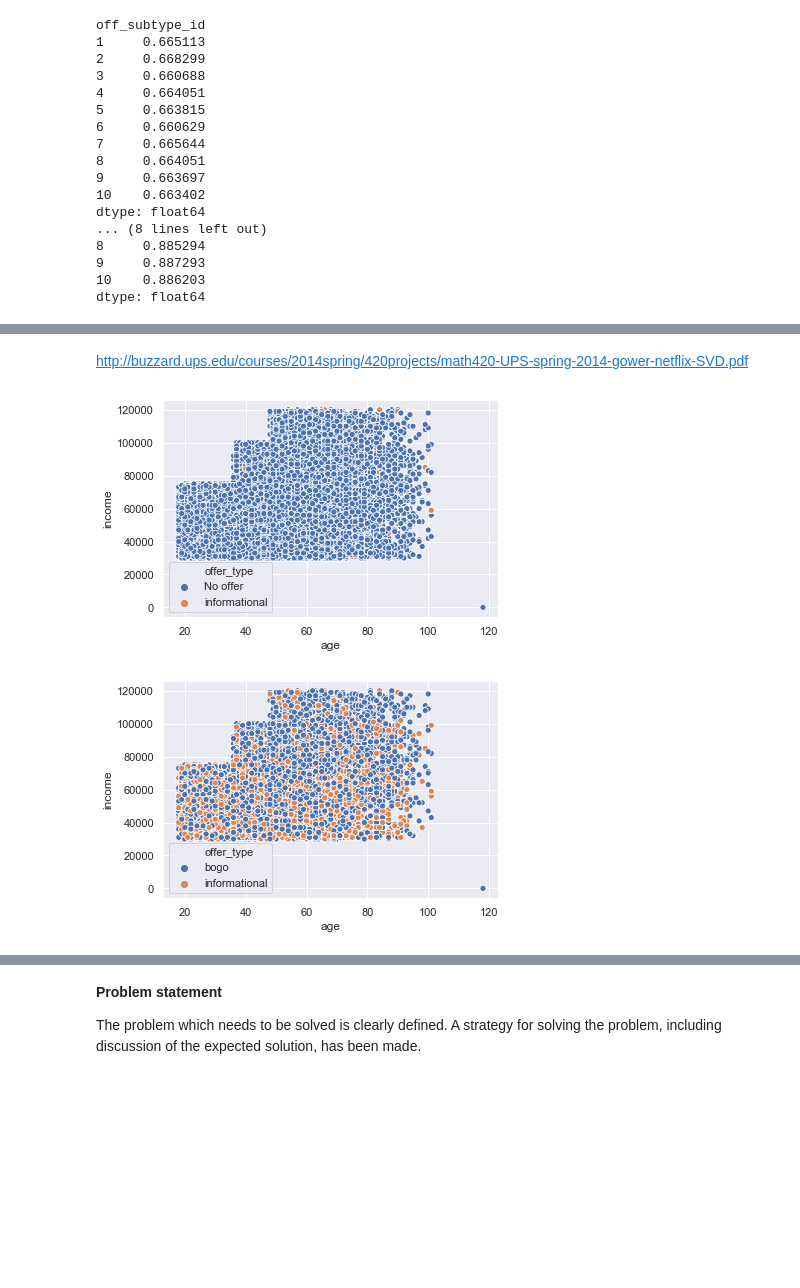
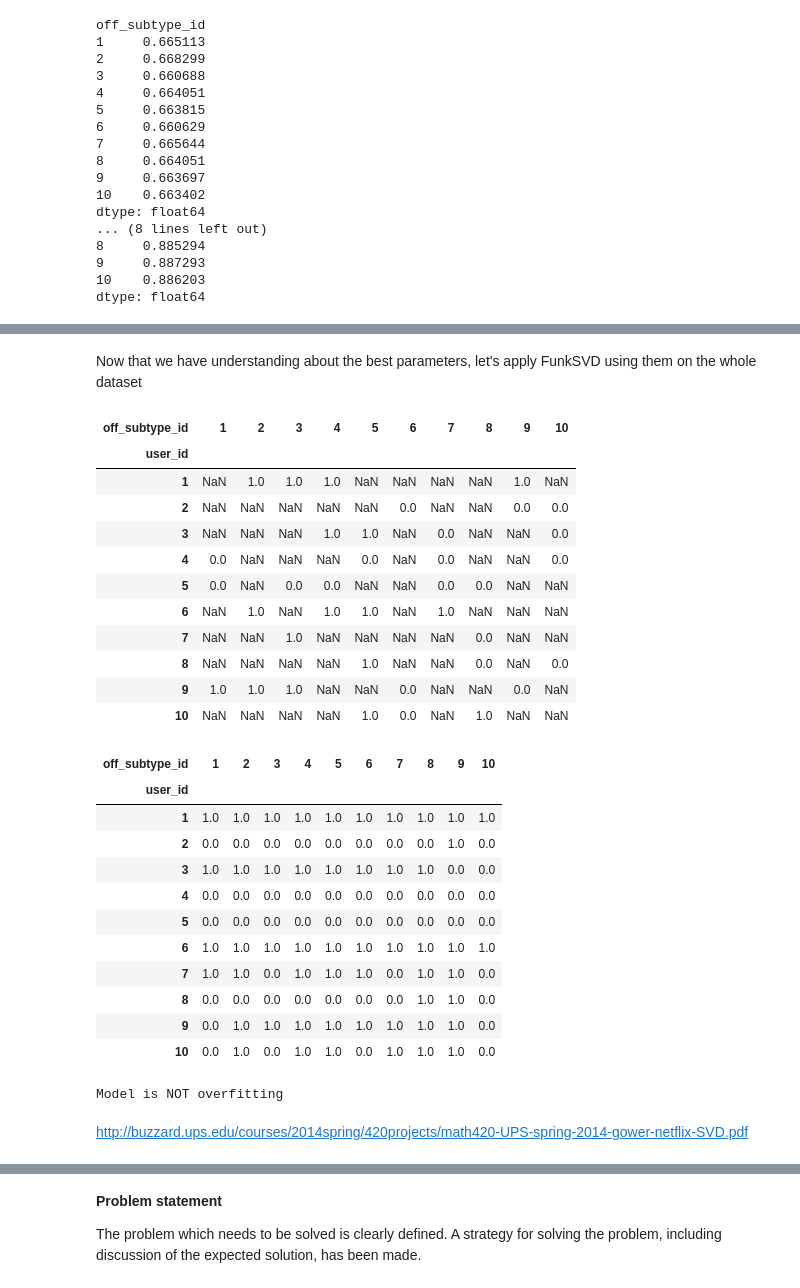
Before and after one commit to Kusainov/funksvd-starbucks, a Jupyter notebook: Starbucks_Capstone_notebook.ipynb, the cells around one changed output, grey strips where cells are left out. Drawn from its saved outputs; the diff is of its cells as text; code cells hidden in the pictures; blank space fills up the shorter version.

```diff
--- a/Starbucks_Capstone_notebook.ipynb
+++ b/Starbucks_Capstone_notebook.ipynb
@@ -1464,5 +1496,5 @@ We can see that each offer subtype contains around 63% missing values.
 # %%
-def FunkSVD(ratings_mat, latent_features=4, learning_rate=0.0001, iters=100):
+def FunkSVD(ratings_mat, latent_features=4, learning_rate=0.0001, iters=100, random_seed=52, verbose=True):
     '''
     This function performs matrix factorization using a basic form of FunkSVD with no regularization
 
@@ -1483,6 +1515,7 @@ def FunkSVD(ratings_mat, latent_features=4, learning_rate=0.0001, iters=100):
     num_ratings = np.count_nonzero(~np.isnan(ratings_mat))
 
     # initialize the user and offer matrices with random values
+    np.random.seed (random_seed)
     user_mat = np.random.rand(n_users, latent_features)
     offer_mat = np.random.rand(latent_features, n_offers)
 
@@ -1490,8 +1523,9 @@ def FunkSVD(ratings_mat, latent_features=4, learning_rate=0.0001, iters=100):
     sse_accum = 0
 
     # header for running results
-    print("Optimizaiton Statistics")
-    print("Iterations | Mean Squared Error ")
+    if verbose:
+        print("Optimizaiton Statistics")
+        print("Iterations | Mean Squared Error ")
 
     # for each iteration
     for iteration in range(iters):
@@ -1519,6 +1553,7 @@ def FunkSVD(ratings_mat, latent_features=4, learning_rate=0.0001, iters=100):
                         offer_mat[k, j] += learning_rate * (2*diff*user_mat[i, k])
 
         # print results for iteration
-        print("%d \t\t %f" % (iteration+1, sse_accum / num_ratings))
+        if verbose:
+            print("%d \t\t %f" % (iteration+1, sse_accum / num_ratings))
 
     return user_mat, offer_mat
@@ -1778,0 +1849,2 @@ The result is promising taking into consideration how sparse the matrices are. C
+# %% [markdown]
+Now that we have understanding about the best parameters, let's apply FunkSVD using them on the whole dataset
@@ -1779,18 +1856,51 @@ The result is promising taking into consideration how sparse the matrices are. C
+# %%
+#apply model using best parameters
+user_mat, offer_mat = FunkSVD (np.matrix (user_item_matrix), latent_features=5, learning_rate=0.005, iters=100, verbose=False)
+
+prediction= np.abs(np.round (np.dot(user_mat, offer_mat)))
+predict_matrix = pd.DataFrame (prediction, index = user_item_matrix.index, columns = user_item_matrix.columns)
+
+#inspect some user_id / offer comparing to the actual values.
+display (user_item_matrix.head (n=10))
+display (predict_matrix.head (n=10))
+# %% [output]
+| off_subtype_id | 1 | 2 | 3 | 4 | 5 | 6 | 7 | 8 | 9 | 10 |
+| user_id |  |  |  |  |  |  |  |  |  |  |
+| 1 | NaN | 1.0 | 1.0 | 1.0 | NaN | NaN | NaN | NaN | 1.0 | NaN |
+| 2 | NaN | NaN | NaN | NaN | NaN | 0.0 | NaN | NaN | 0.0 | 0.0 |
+| 3 | NaN | NaN | NaN | 1.0 | 1.0 | NaN | 0.0 | NaN | NaN | 0.0 |
+| 4 | 0.0 | NaN | NaN | NaN | 0.0 | NaN | 0.0 | NaN | NaN | 0.0 |
+| 5 | 0.0 | NaN | 0.0 | 0.0 | NaN | NaN | 0.0 | 0.0 | NaN | NaN |
+| 6 | NaN | 1.0 | NaN | 1.0 | 1.0 | NaN | 1.0 | NaN | NaN | NaN |
+| 7 | NaN | NaN | 1.0 | NaN | NaN | NaN | NaN | 0.0 | NaN | NaN |
+| 8 | NaN | NaN | NaN | NaN | 1.0 | NaN | NaN | 0.0 | NaN | 0.0 |
+| 9 | 1.0 | 1.0 | 1.0 | NaN | NaN | 0.0 | NaN | NaN | 0.0 | NaN |
+| 10 | NaN | NaN | NaN | NaN | 1.0 | 0.0 | NaN | 1.0 | NaN | NaN |
+| off_subtype_id | 1 | 2 | 3 | 4 | 5 | 6 | 7 | 8 | 9 | 10 |
+| user_id |  |  |  |  |  |  |  |  |  |  |
+| 1 | 1.0 | 1.0 | 1.0 | 1.0 | 1.0 | 1.0 | 1.0 | 1.0 | 1.0 | 1.0 |
+| 2 | 0.0 | 0.0 | 0.0 | 0.0 | 0.0 | 0.0 | 0.0 | 0.0 | 1.0 | 0.0 |
+| 3 | 1.0 | 1.0 | 1.0 | 1.0 | 1.0 | 1.0 | 1.0 | 1.0 | 0.0 | 0.0 |
+| 4 | 0.0 | 0.0 | 0.0 | 0.0 | 0.0 | 0.0 | 0.0 | 0.0 | 0.0 | 0.0 |
+| 5 | 0.0 | 0.0 | 0.0 | 0.0 | 0.0 | 0.0 | 0.0 | 0.0 | 0.0 | 0.0 |
+| 6 | 1.0 | 1.0 | 1.0 | 1.0 | 1.0 | 1.0 | 1.0 | 1.0 | 1.0 | 1.0 |
+| 7 | 1.0 | 1.0 | 0.0 | 1.0 | 1.0 | 1.0 | 0.0 | 1.0 | 1.0 | 0.0 |
+| 8 | 0.0 | 0.0 | 0.0 | 0.0 | 0.0 | 0.0 | 0.0 | 1.0 | 1.0 | 0.0 |
+| 9 | 0.0 | 1.0 | 1.0 | 1.0 | 1.0 | 1.0 | 1.0 | 1.0 | 1.0 | 0.0 |
+| 10 | 0.0 | 1.0 | 0.0 | 1.0 | 1.0 | 0.0 | 1.0 | 1.0 | 1.0 | 0.0 |
+# %%
+#verify if any overfitting presented in the predicted matrix
+k=False
+for j in predict_matrix.columns:
+    if predict_matrix[j].nunique()>2:
+        k=True
+        print ('Model is overfitting')
+        break
+if k==False:
+    print ('Model is NOT overfitting')
+# %% [output]
+Model is NOT overfitting
 # %%
 #clarify why MSE was selected as metric
 # %% [markdown]
 http://buzzard.ups.edu/courses/2014spring/420projects/math420-UPS-spring-2014-gower-netflix-SVD.pdf
-# %%
-ax = sns.scatterplot(x="age", y="income",hue="offer_type", \
-                     data=trans_affect_tmp [(trans_affect_tmp ['offer_type'] == 'No offer') |\
-                                            (trans_affect_tmp ['offer_type'] == 'informational')])
-plt.show ()
-# %% [output]
-[figure, removed]
-# %%
-ax = sns.scatterplot(x="age", y="income",hue="offer_type", \
-                     data=trans_affect_tmp [(trans_affect_tmp ['offer_type'] == 'bogo') |\
-                                            (trans_affect_tmp ['offer_type'] == 'informational')])
-plt.show ()
-# %% [output]
-[figure, removed]
```
Also changed, not shown: parts of 41 cells of this notebook, 2 other files.
